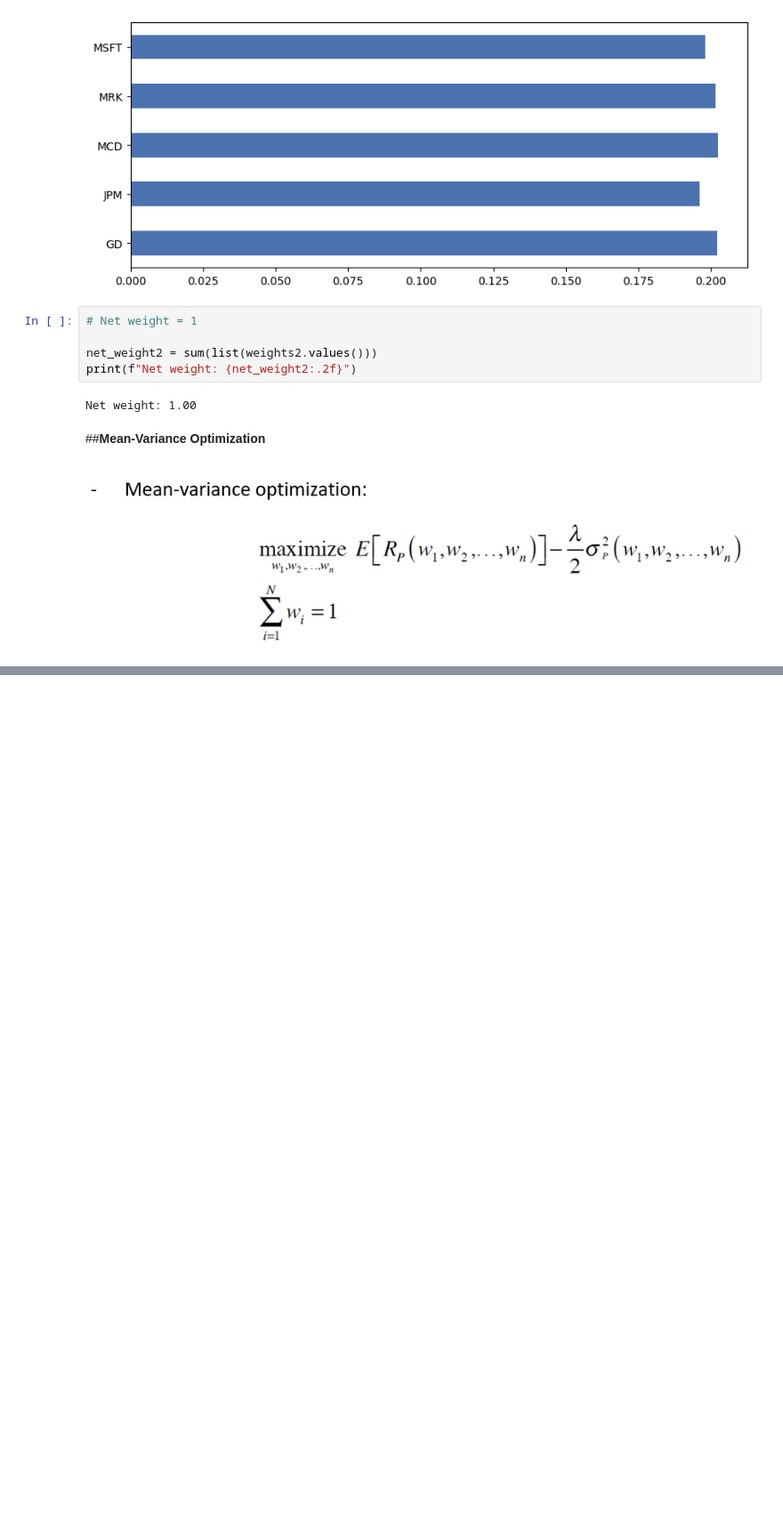
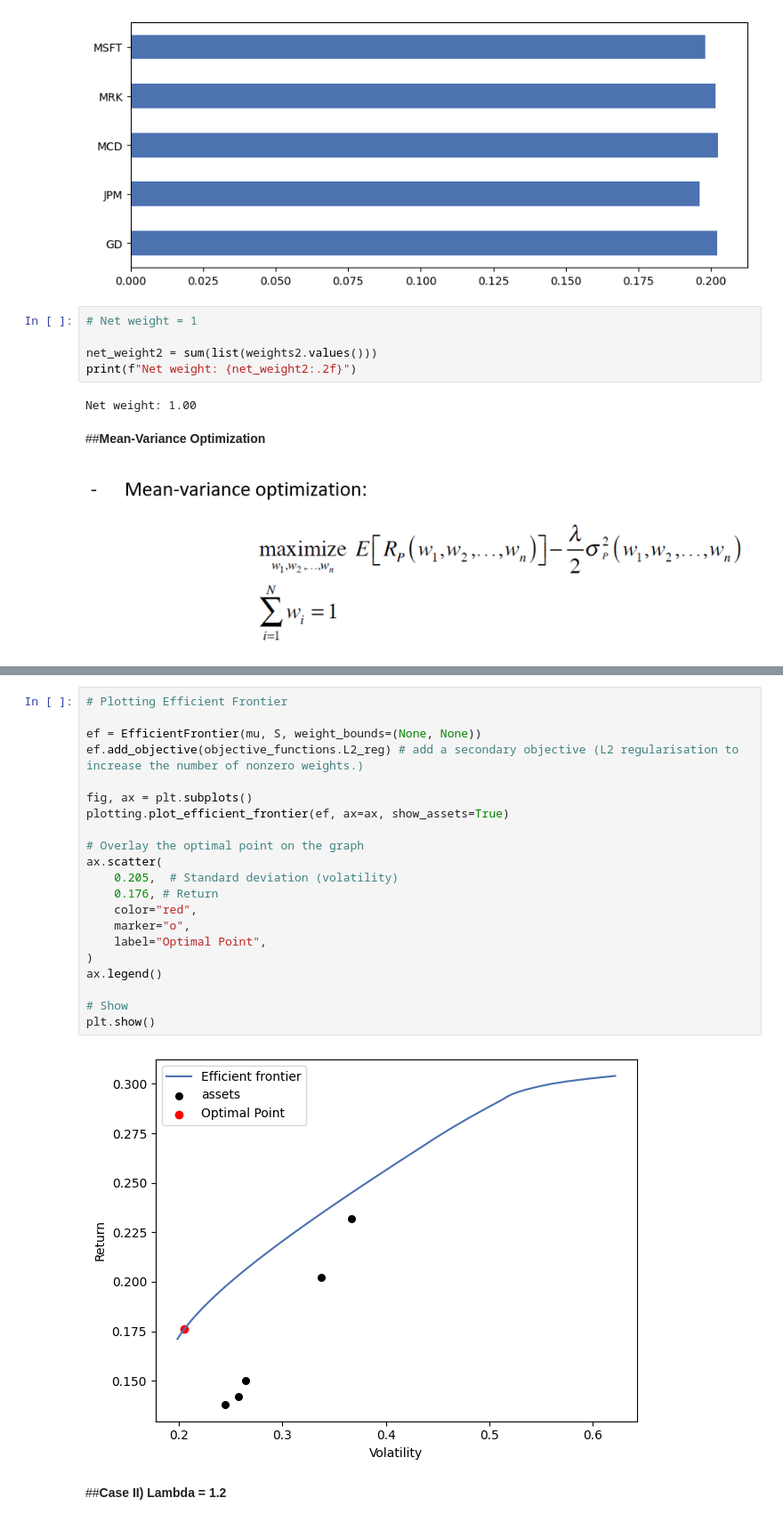
Before and after one commit to AlienX77-cmd/Computational-Finance, a Jupyter notebook: Computational_Finance_Homework_4_Portfolio_Optimization_Programing_6310505688_Kittipak.ipynb, the cells around one changed output, grey strips where cells are left out. Shown at 89% size. Cells and saved outputs as stored; diff of their text form; blank space fills up the shorter version.

```diff
--- a/Computational_Finance_Homework_4_Portfolio_Optimization_Programing_6310505688_Kittipak.ipynb
+++ b/Computational_Finance_Homework_4_Portfolio_Optimization_Programing_6310505688_Kittipak.ipynb
@@ -445,0 +474,25 @@ Iteration 2: Lambda = 2.3, Returns = 0.188740, Volatility = 0.226647
+# %%
+# Plotting Efficient Frontier
+
+ef = EfficientFrontier(mu, S, weight_bounds=(None, None))
+ef.add_objective(objective_functions.L2_reg) # add a secondary objective (L2 regularisation to increase the number of nonzero weights.)
+
+fig, ax = plt.subplots()
+plotting.plot_efficient_frontier(ef, ax=ax, show_assets=True)
+
+# Overlay the optimal point on the graph
+ax.scatter(
+    0.205,  # Standard deviation (volatility)
+    0.176, # Return
+    color="red",
+    marker="o",
+    label="Optimal Point",
+)
+ax.legend()
+
+# Show
+plt.show()
+# %% [output]
+[figure, added]
+# %% [markdown]
+##**Case II) Lambda = 1.2**
```
Also changed, not shown: parts of 38 cells of this notebook.
